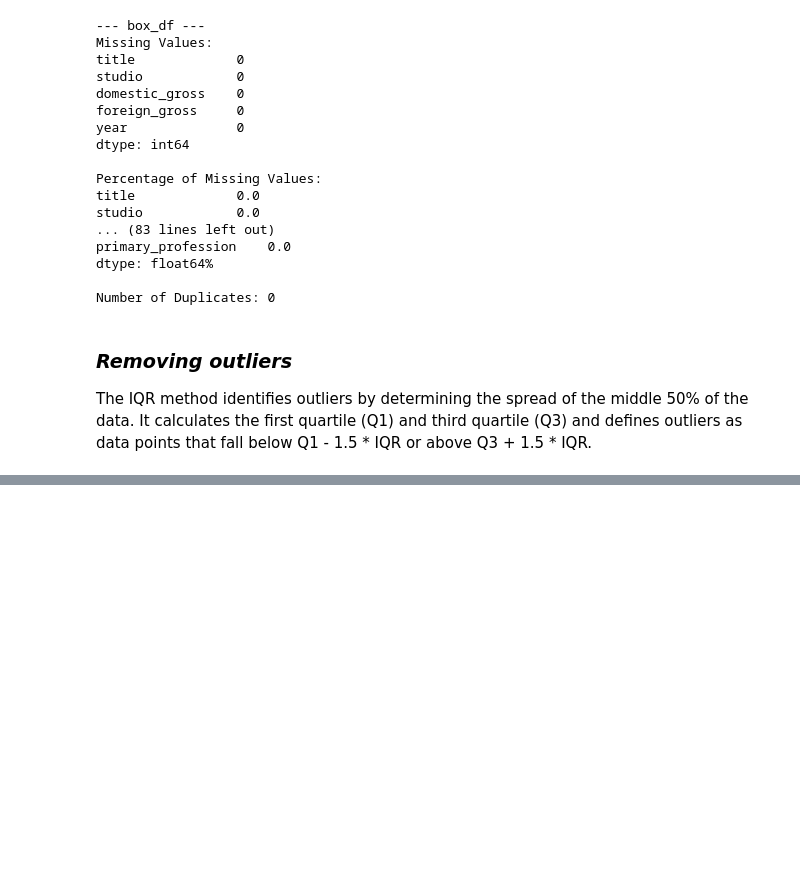
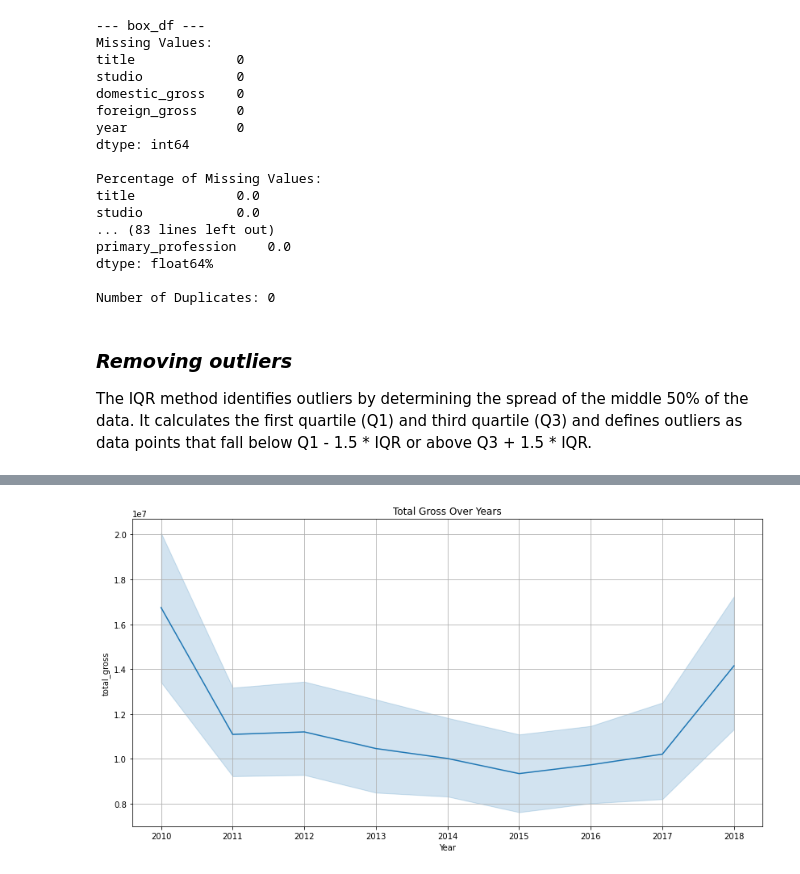
Before and after one commit to mwakad/box-office-movie-insights, a Jupyter notebook: notebooks/marion.ipynb, the cells around one changed output, grey strips where cells are left out. Drawn from its saved outputs; the diff is of its cells as text; code cells hidden in the pictures; blank space fills up the shorter version.

```diff
--- a/notebooks/marion.ipynb
+++ b/notebooks/marion.ipynb
@@ -425,0 +468,12 @@ memory usage: 31.0+ KB
+# %%
+# Total gross over years.
+plt.figure(figsize=(14, 7))
+sns.lineplot(data=final_df, x='year', y='total_gross', estimator='mean')
+plt.title('Total Gross Over Years')
+plt.xlabel('Year')
+plt.ylabel('total_gross')
+plt.xticks(rotation=0)
+plt.grid()
+plt.show()
+# %% [output]
+[figure, added]
```
Also changed, not shown: parts of 18 cells of this notebook.
